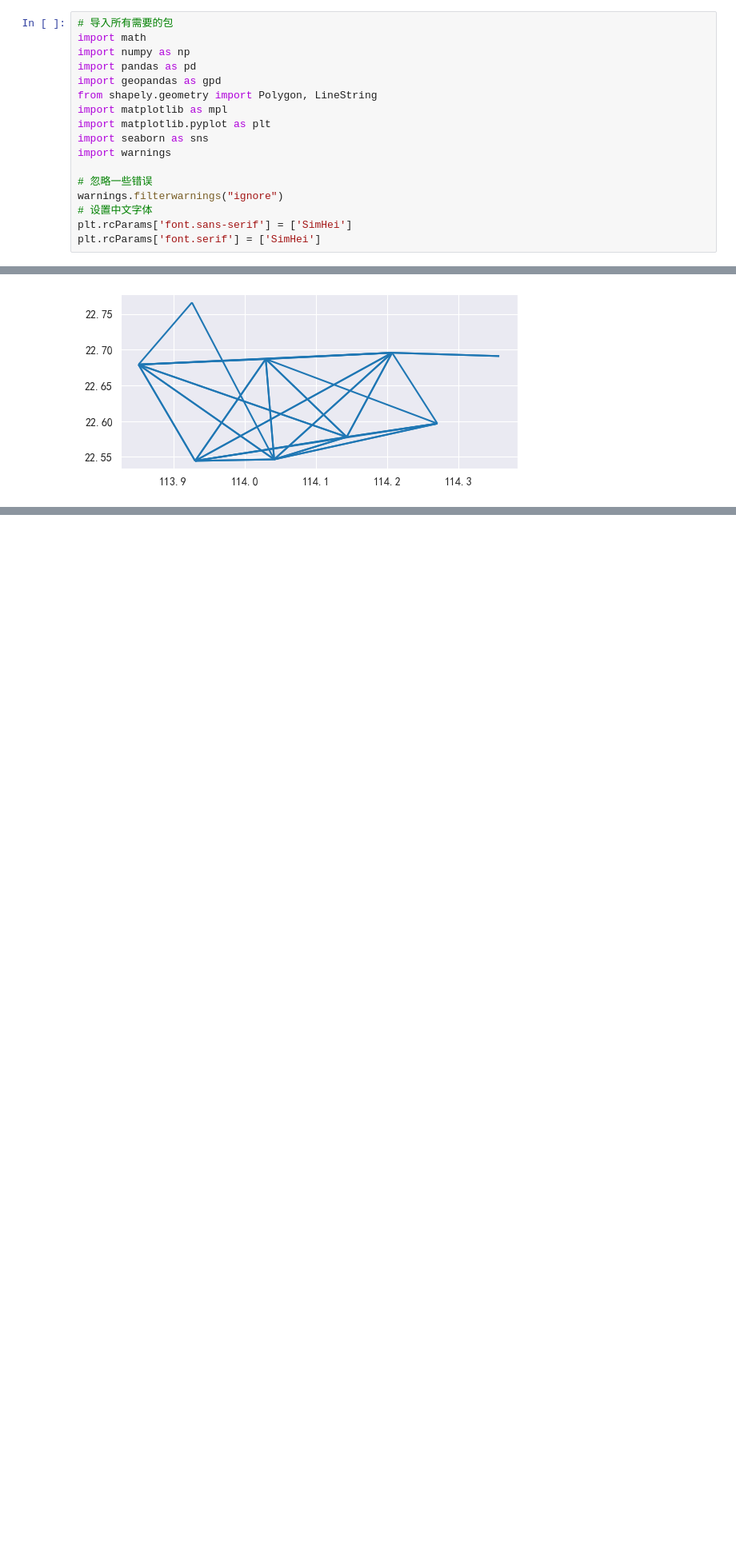
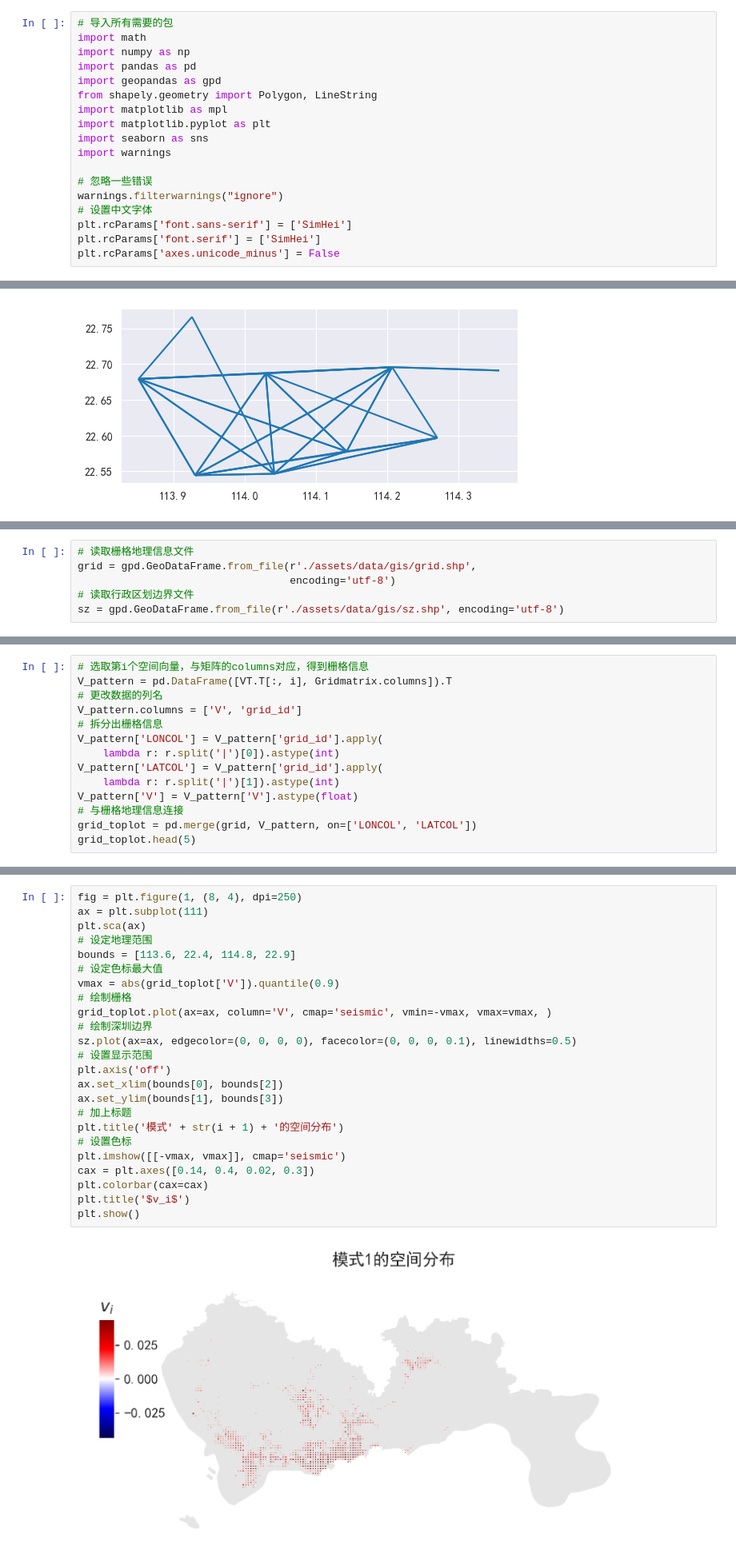
Before and after one commit to raingrain/evaluation-and-analysis-of-gps-data-for-taxi-in-shenzhen, a Jupyter notebook: src/main.ipynb, the cells around one changed output, grey strips where cells are left out. Shown at 80% size. Saved outputs shown, nothing was run; the diff lists cells and outputs as text; blank space fills up the shorter version.

```diff
--- a/src/main.ipynb
+++ b/src/main.ipynb
@@ -17,6 +17,7 @@ warnings.filterwarnings("ignore")
 # 设置中文字体
 plt.rcParams['font.sans-serif'] = ['SimHei']
 plt.rcParams['font.serif'] = ['SimHei']
+plt.rcParams['axes.unicode_minus'] = False
 # %% [markdown]
 ## 1 出租车GPS数据读取与清洗
 # %% [markdown]
@@ -1166,0 +1396,6 @@ plt.show()
+# %%
+# 读取栅格地理信息文件
+grid = gpd.GeoDataFrame.from_file(r'./assets/data/gis/grid.shp',
+                                  encoding='utf-8')
+# 读取行政区划边界文件
+sz = gpd.GeoDataFrame.from_file(r'./assets/data/gis/sz.shp', encoding='utf-8')
@@ -1166,0 +1404,14 @@ plt.show()
+# %%
+# 选取第i个空间向量，与矩阵的columns对应，得到栅格信息
+V_pattern = pd.DataFrame([VT.T[:, i], Gridmatrix.columns]).T
+# 更改数据的列名
+V_pattern.columns = ['V', 'grid_id']
+# 拆分出栅格信息
+V_pattern['LONCOL'] = V_pattern['grid_id'].apply(
+    lambda r: r.split('|')[0]).astype(int)
+V_pattern['LATCOL'] = V_pattern['grid_id'].apply(
+    lambda r: r.split('|')[1]).astype(int)
+V_pattern['V'] = V_pattern['V'].astype(float)
+# 与栅格地理信息连接
+grid_toplot = pd.merge(grid, V_pattern, on=['LONCOL', 'LATCOL'])
+grid_toplot.head(5)
@@ -1166,0 +1427,26 @@ plt.show()
+# %%
+fig = plt.figure(1, (8, 4), dpi=250)
+ax = plt.subplot(111)
+plt.sca(ax)
+# 设定地理范围
+bounds = [113.6, 22.4, 114.8, 22.9]
+# 设定色标最大值
+vmax = abs(grid_toplot['V']).quantile(0.9)
+# 绘制栅格
+grid_toplot.plot(ax=ax, column='V', cmap='seismic', vmin=-vmax, vmax=vmax, )
+# 绘制深圳边界
+sz.plot(ax=ax, edgecolor=(0, 0, 0, 0), facecolor=(0, 0, 0, 0.1), linewidths=0.5)
+# 设置显示范围
+plt.axis('off')
+ax.set_xlim(bounds[0], bounds[2])
+ax.set_ylim(bounds[1], bounds[3])
+# 加上标题
+plt.title('模式' + str(i + 1) + '的空间分布')
+# 设置色标
+plt.imshow([[-vmax, vmax]], cmap='seismic')
+cax = plt.axes([0.14, 0.4, 0.02, 0.3])
+plt.colorbar(cax=cax)
+plt.title('$v_i$')
+plt.show()
+# %% [output]
+[figure, added]
```
Also changed, not shown: parts of 31 cells of this notebook, 15 other files.
